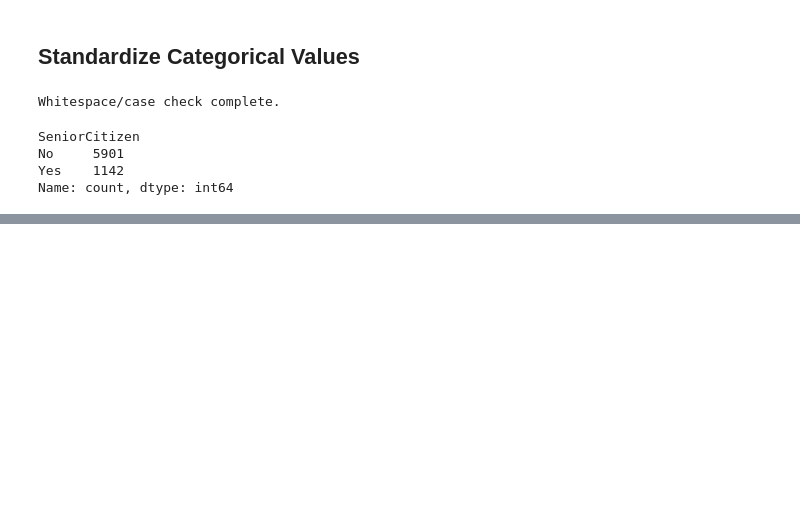
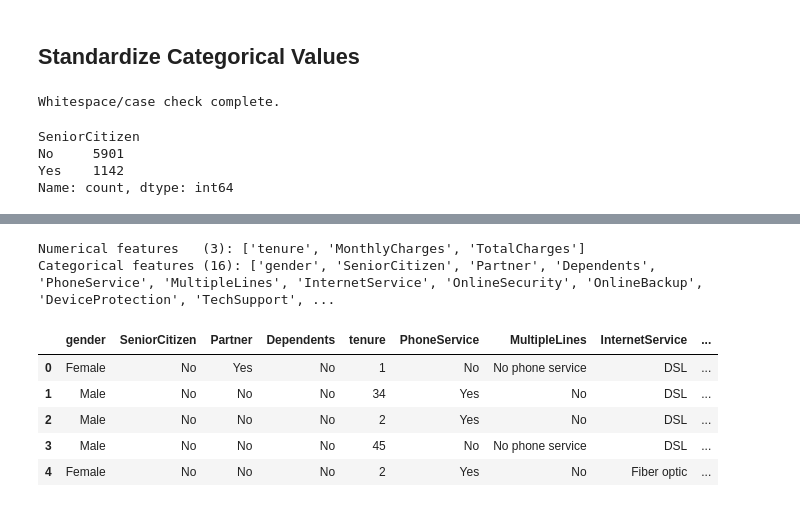
Before and after one commit to Ranuth-Nanvidu/CM2604-Machine-Learning-CW, a Jupyter notebook: notebooks/02_preprocessing.ipynb, the cells around one changed output, grey strips where cells are left out. Cells and saved outputs as stored; diff of their text form; code cells hidden in the pictures; blank space fills up the shorter version.

```diff
--- a/notebooks/02_preprocessing.ipynb
+++ b/notebooks/02_preprocessing.ipynb
@@ -114,0 +235,24 @@ Name: count, dtype: int64
+# %%
+# Group the columns for the split and the encoding step
+TARGET = "Churn"
+num_cols = ["tenure", "MonthlyCharges", "TotalCharges"]
+cat_cols = [c for c in df.columns if c not in num_cols + [TARGET]]
+
+assert df[num_cols].apply(pd.api.types.is_numeric_dtype).all()
+assert df[TARGET].isin([0, 1]).all()
+assert df.isna().sum().sum() == 0
+
+print(f"Numerical features   ({len(num_cols)}):", num_cols)
+print(f"Categorical features ({len(cat_cols)}):", cat_cols)
+# %% [output]
+Numerical features   (3): ['tenure', 'MonthlyCharges', 'TotalCharges']
+Categorical features (16): ['gender', 'SeniorCitizen', 'Partner', 'Dependents', 'PhoneService', 'MultipleLines', 'InternetService', 'OnlineSecurity', 'OnlineBackup', 'DeviceProtection', 'TechSupport', ...
+# %%
+df.head()
+# %% [output]
+|  | gender | SeniorCitizen | Partner | Dependents | tenure | PhoneService | MultipleLines | InternetService | ... |
+| 0 | Female | No | Yes | No | 1 | No | No phone service | DSL | ... |
+| 1 | Male | No | No | No | 34 | Yes | No | DSL | ... |
+| 2 | Male | No | No | No | 2 | Yes | No | DSL | ... |
+| 3 | Male | No | No | No | 45 | No | No phone service | DSL | ... |
+| 4 | Female | No | No | No | 2 | Yes | No | Fiber optic | ... |
```
Also changed, not shown: parts of 24 cells of this notebook, 3 other files.
